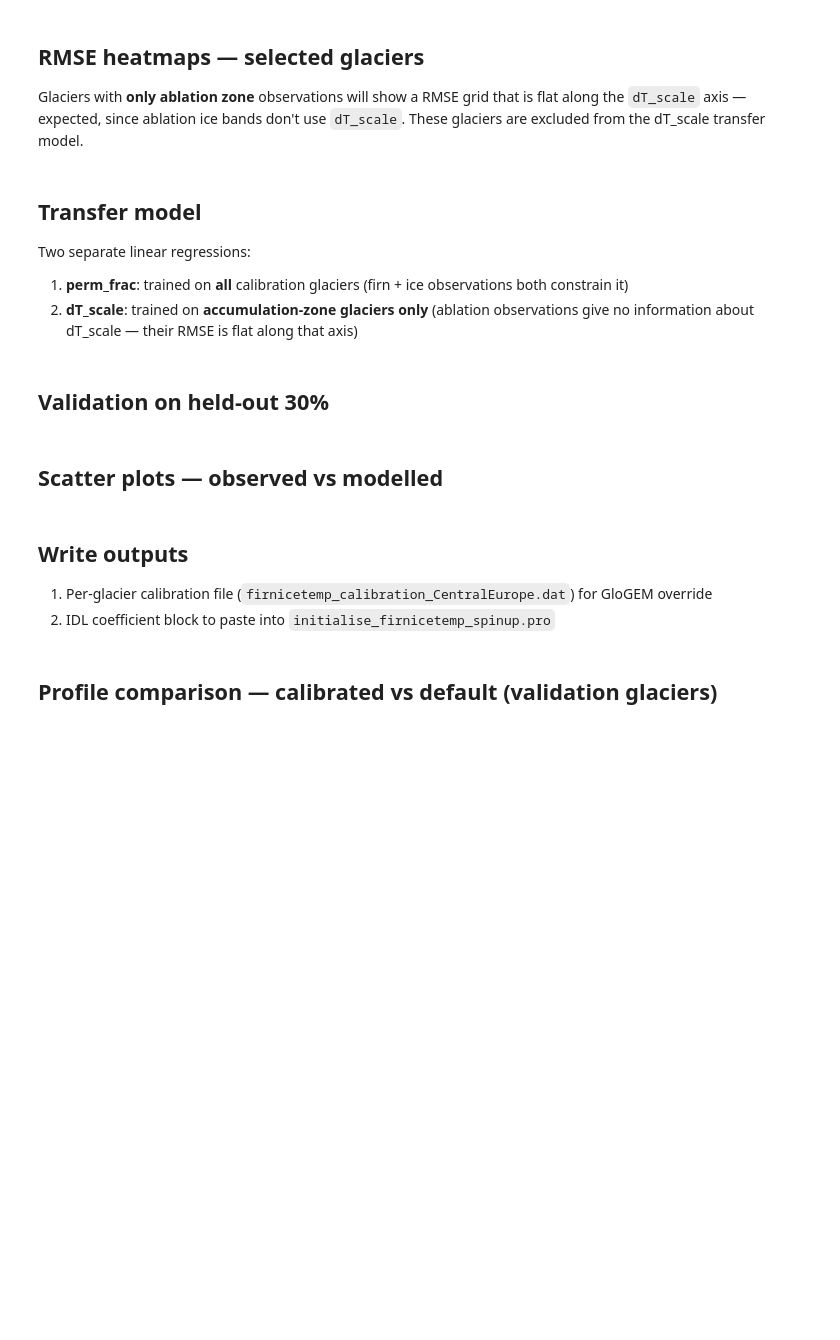
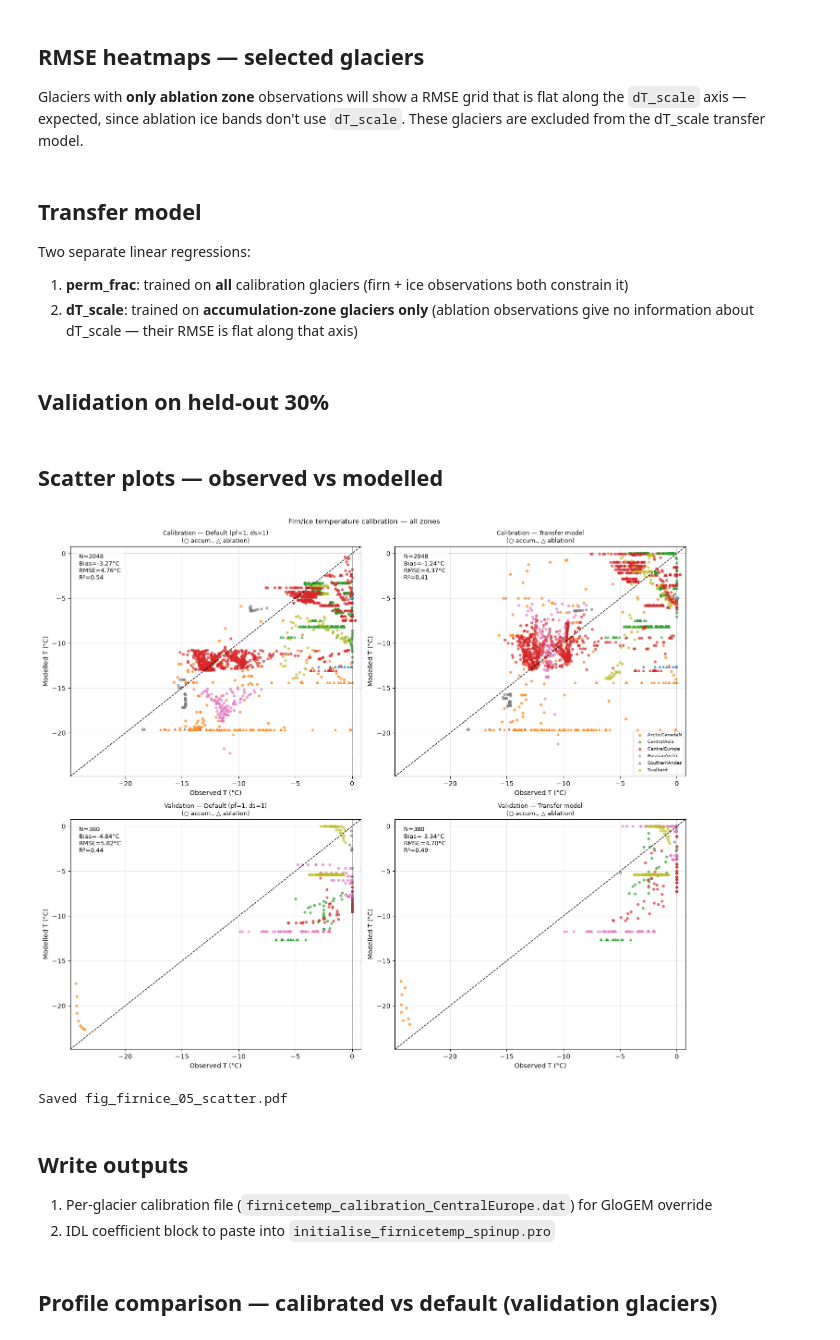
Before and after one commit to sdrocer/glogemflow_icetemp, a Jupyter notebook: notebooks/05_firnicetemp_calibration.ipynb, the cells around one changed output. Cells and saved outputs as stored; diff of their text form; code cells hidden in the pictures; blank space fills up the shorter version.

```diff
--- a/notebooks/05_firnicetemp_calibration.ipynb
+++ b/notebooks/05_firnicetemp_calibration.ipynb
@@ -174,14 +135,14 @@ data = meas.merge(
 )
 data = data.dropna(subset=['T_obs', 'depth', 'T_maat', 'T_amplitude'])
 
-# Depth filter only — include ALL zones
+# Depth filter — include ALL zones
 data = data[(data['depth'] >= MIN_DEPTH) & (data['depth'] <= MAX_DEPTH)].copy()
 
 # is_firn: accumulation → True; ablation → False; unknown → True (conservative)
 def classify_firn(mba):
     if isinstance(mba, str) and mba.strip() == 'ablation':
         return False
-    return True   # 'accumulation' or empty/NaN → treat as firn
+    return True
 
 data['is_firn'] = data['mass_balance_area'].apply(classify_firn)
 
@@ -189,14 +150,9 @@ data['is_firn'] = data['mass_balance_area'].apply(classify_firn)
 for col in ('T_maat', 'T_amplitude', 'elevation'):
     data[col] = data[col].astype(float)
 
-# CART insulation and H-L z_perm per measurement row
+# CART insulation per measurement row
 data['dT_firn_band'] = data.apply(
     lambda r: cart_dT_firn(r['T_amplitude'], r['elevation']), axis=1)
-data['acc_est'] = data.apply(
-    lambda r: estimate_acc(r['T_maat'], r['T_amplitude'], r['elevation'], r['glogem_region']), axis=1)
-# z_perm: H-L for firn boreholes, default 30 m for ice/ablation
-data['z_perm'] = data.apply(
-    lambda r: hl_perm_depth(r['acc_est'], r['T_maat']) if r['is_firn'] else Z_PERM_ICE, axis=1)
 
 # Glacier-level summary
 glac = (
@@ -206,10 +162,8 @@ glac = (
         T_amplitude    = ('T_amplitude',     'mean'),
         elevation      = ('elevation',       'mean'),
         dT_firn_band   = ('dT_firn_band',   'mean'),
-        acc_est        = ('acc_est',         'mean'),
-        z_perm         = ('z_perm',          'mean'),
         n_obs          = ('T_obs',           'count'),
-        has_firn_obs   = ('is_firn',         'any'),    # has ≥1 accumulation-zone measurement
+        has_firn_obs   = ('is_firn',         'any'),
         has_ice_obs    = ('is_firn',         lambda x: (~x).any()),
     ).reset_index()
 )
@@ -435,19 +388,17 @@ for split_name, glacier_list in [('calibration', calib_glaciers),
         depths_obs  = gdf['depth'].values
         T_obs       = gdf['T_obs'].values
         is_firn_arr = gdf['is_firn'].values
-        z_perm_arr  = gdf['z_perm'].values
         T_maat      = gdf['T_maat'].mean()
         dT_fb       = gdf['dT_firn_band'].mean()
         T_amp       = gdf['T_amplitude'].mean()
-        acc         = gdf['acc_est'].mean()
         elev        = gdf['elevation'].mean()
         region      = gdf['glogem_region'].iloc[0]
 
-        pf_pred, ds_pred = predict_params(T_maat, T_amp, acc, elev)
+        ds_pred = predict_params(T_maat, T_amp, elev)
 
-        for d, Tobs, zp, f in zip(depths_obs, T_obs, z_perm_arr, is_firn_arr):
-            T_def = cp_model_single(d, T_maat, dT_fb, 1.0, zp, 1.0, f)
-            T_tr  = cp_model_single(d, T_maat, dT_fb, ds_pred, zp, pf_pred, f)
+        for d, Tobs, f in zip(depths_obs, T_obs, is_firn_arr):
+            T_def = cp_model_single(d, T_maat, dT_fb, 1.0, f)
+            T_tr  = cp_model_single(d, T_maat, dT_fb, ds_pred, f)
             all_records.append({
                 'glacier_name':  glacier_name,
                 'glogem_region': region,
@@ -458,7 +409,6 @@ for split_name, glacier_list in [('calibration', calib_glaciers),
                 'T_obs':         Tobs,
                 'T_default':     T_def,
                 'T_transfer':    T_tr,
-                'pf_pred':       pf_pred,
                 'ds_pred':       ds_pred,
             })
 
@@ -485,6 +435,8 @@ for split_name in ['calibration', 'validation']:
 # %% [markdown]
 ## Scatter plots — observed vs modelled
 # %%
+from scipy import stats as scipy_stats
+
 regions = sorted(all_df['glogem_region'].unique())
 cmap    = plt.cm.tab10(np.linspace(0, 1, max(len(regions), 1)))
 col_map = dict(zip(regions, cmap))
@@ -506,34 +458,40 @@ for ax, split_name, col, title in panels:
     for region in regions:
         rsub = sub[sub['glogem_region'] == region]
         firn_sub = rsub[rsub['is_firn']]
         ice_sub  = rsub[~rsub['is_firn']]
         if not firn_sub.empty:
             ax.scatter(firn_sub['T_obs'], firn_sub[col], s=12, alpha=0.6,
                        color=col_map[region], marker='o', label=region)
         if not ice_sub.empty:
             ax.scatter(ice_sub['T_obs'],  ice_sub[col],  s=12, alpha=0.6,
                        color=col_map[region], marker='^')  # triangles = ice/ablation
     ax.plot(lim_all, lim_all, 'k--', lw=1)
     ax.set_xlim(lim_all); ax.set_ylim(lim_all)
     ax.set_xlabel('Observed T (°C)')
     ax.set_ylabel('Modelled T (°C)')
     ax.grid(True, alpha=0.3)
     ax.axhline(0, color='k', lw=0.4, ls=':')
     ax.axvline(0, color='k', lw=0.4, ls=':')
     v = sub[['T_obs', col]].dropna()
     bias = (v[col] - v['T_obs']).mean()
     rms  = np.sqrt(((v[col] - v['T_obs'])**2).mean())
-    ax.text(0.03, 0.97, f'N={len(v)}\nBias={bias:+.2f}°C\nRMSE={rms:.2f}°C',
+    r, _ = scipy_stats.pearsonr(v['T_obs'], v[col])
+    r2   = r**2
+    ax.text(0.03, 0.97,
+            f'N={len(v)}\nBias={bias:+.2f}°C\nRMSE={rms:.2f}°C\nR²={r2:.2f}',
             transform=ax.transAxes, va='top', fontsize=9,
             bbox=dict(facecolor='white', alpha=0.8, edgecolor='none'))
     ax.set_title(title + '\n(○ accum., △ ablation)', fontsize=9)
     if split_name == 'calibration' and col == 'T_transfer':
         ax.legend(loc='lower right', fontsize=7, framealpha=0.8)
 
 fig.suptitle('Firn/ice temperature calibration — all zones', fontsize=11)
 fig.savefig(FIG_DIR / 'fig_firnice_05_scatter.pdf', bbox_inches='tight')
 plt.show()
 print('Saved fig_firnice_05_scatter.pdf')
+# %% [output]
+[figure, added]
+Saved fig_firnice_05_scatter.pdf
 # %% [markdown]
 ## Write outputs
 1. Per-glacier calibration file (`firnicetemp_calibration_CentralEurope.dat`) for GloGEM override
```
Also changed, not shown: parts of 9 cells of this notebook.
